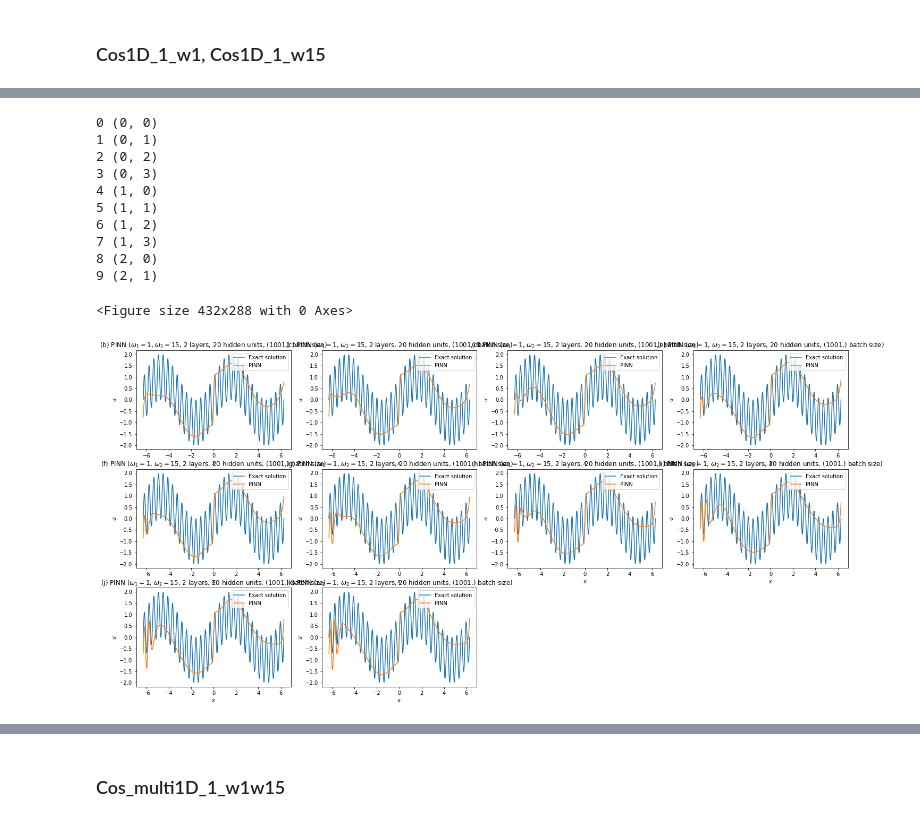
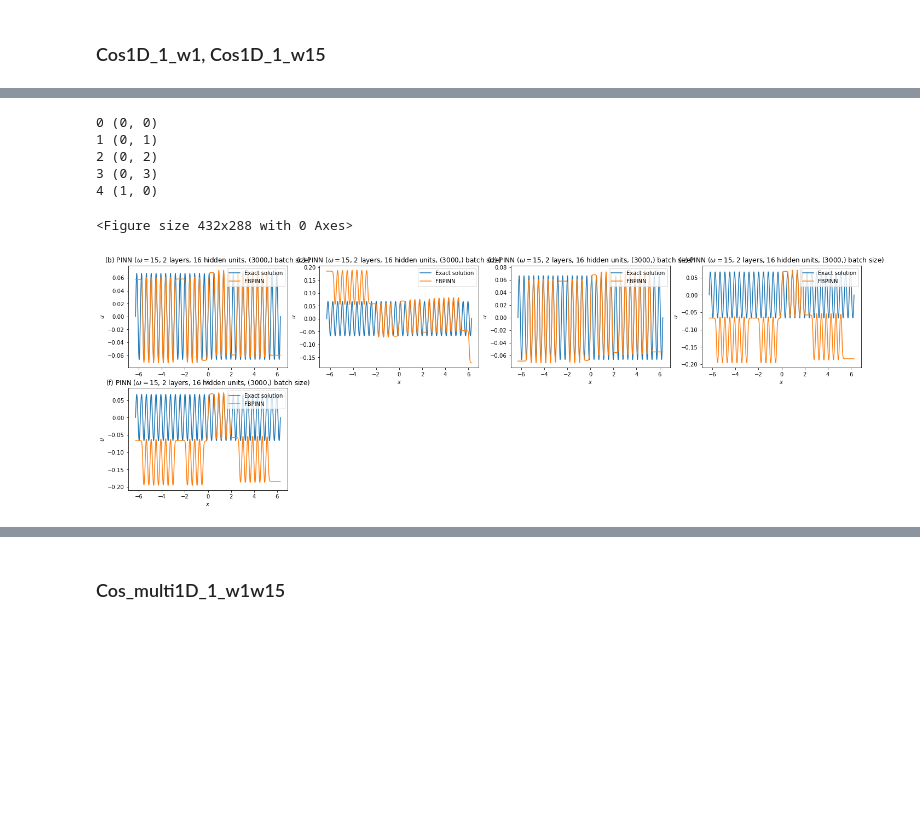
Before and after one commit to searhein/FBPINNs, a Jupyter notebook: fbpinns/own_plots.ipynb, the cells around one changed output, grey strips where cells are left out. Cells and saved outputs as stored; diff of their text form; code cells hidden in the pictures; blank space fills up the shorter version.

```diff
--- a/fbpinns/own_plots.ipynb
+++ b/fbpinns/own_plots.ipynb
@@ -89,23 +89,28 @@ pinn_runs =   [
     # "final_PINN_Cos1D_1_w15_128h_5l_500b_m",
     # "final_PINN_Cos1D_1_w15_128h_5l_1000b_m",
     # "final_PINN_Cos1D_1_w15_128h_5l_5000b_m",
-    "final_PINN_Cos_multi1D_1_w1w15_20h_2l_1001b_3000s_m",
-    "final_PINN_Cos_multi1D_1_w1w15_20h_2l_1001b_3100s_m",
-    "final_PINN_Cos_multi1D_1_w1w15_20h_2l_1001b_3200s_m",
-    "final_PINN_Cos_multi1D_1_w1w15_20h_2l_1001b_3300s_m",
-    "final_PINN_Cos_multi1D_1_w1w15_20h_2l_1001b_3400s_m",
-    "final_PINN_Cos_multi1D_1_w1w15_20h_2l_1001b_3500s_m",
-    "final_PINN_Cos_multi1D_1_w1w15_20h_2l_1001b_3600s_m",
-    "final_PINN_Cos_multi1D_1_w1w15_20h_2l_1001b_3700s_m",
-    "final_PINN_Cos_multi1D_1_w1w15_20h_2l_1001b_3800s_m",
-    "final_PINN_Cos_multi1D_1_w1w15_20h_2l_1001b_3900s_m",
-    "final_PINN_Cos_multi1D_1_w1w15_20h_2l_1001b_4000s_m",
+    # "final_PINN_Cos_multi1D_1_w1w15_20h_2l_1001b_3000s_m",
+    # "final_PINN_Cos_multi1D_1_w1w15_20h_2l_1001b_3100s_m",
+    # "final_PINN_Cos_multi1D_1_w1w15_20h_2l_1001b_3200s_m",
+    # "final_PINN_Cos_multi1D_1_w1w15_20h_2l_1001b_3300s_m",
+    # "final_PINN_Cos_multi1D_1_w1w15_20h_2l_1001b_3400s_m",
+    # "final_PINN_Cos_multi1D_1_w1w15_20h_2l_1001b_3500s_m",
+    # "final_PINN_Cos_multi1D_1_w1w15_20h_2l_1001b_3600s_m",
+    # "final_PINN_Cos_multi1D_1_w1w15_20h_2l_1001b_3700s_m",
+    # "final_PINN_Cos_multi1D_1_w1w15_20h_2l_1001b_3800s_m",
+    # "final_PINN_Cos_multi1D_1_w1w15_20h_2l_1001b_3900s_m",
+    # "final_PINN_Cos_multi1D_1_w1w15_20h_2l_1001b_4000s_m",
               ]
 fbpinn_runs = [
     # "final_FBPINN_Cos1D_1_w1_16h_2l_200b_m_0.7w_All",
     # "final_FBPINN_Cos1D_1_w1_16h_2l_200b_m_0.1w_All",
     # "final_FBPINN_Cos1D_1_w15_16h_2l_3000b_m_0.7w_All",
-    "final_FBPINN_Cos_multi1D_1_w1w15_16h_2l_3000b_m_0.7w_All"
+    "final_FBPINN_Cos1D_1_w15_16h_2l_3000b_m_0.7w_All_1u_5sd",
+    "final_FBPINN_Cos1D_1_w15_16h_2l_3000b_m_0.7w_All_5u_5sd",
+    "final_FBPINN_Cos1D_1_w15_16h_2l_3000b_m_0.7w_All_10u_5sd",
+    "final_FBPINN_Cos1D_1_w15_16h_2l_3000b_m_0.7w_All_50u_5sd",
+    "final_FBPINN_Cos1D_1_w15_16h_2l_3000b_m_0.7w_All_100u_5sd",
+    # "final_FBPINN_Cos_multi1D_1_w1w15_16h_2l_3000b_m_0.7w_All"
               ]
 
 # load models
@@ -166,47 +169,41 @@ shape = (6,4)
 #                                                                pinns[:1][0][1].P.w,
 #                                                                pinns[:1][0][1].N_LAYERS,
 #                                                                pinns[:1][0][1].N_HIDDEN)
 # plot_1D_output(x_test1, yj_true1, outputs1p[0][0], "PINN", title, icolor=1)
 
-for i in range(0,10): #,loc in enumerate([(0,0),
+for i in range(0,5): #,loc in enumerate([(0,0),
     loc = (int(i/4), (i%4))
     print(i, loc)
     plt.subplot2grid(shape, loc, colspan=1)
 
-    title = "%s PINN ($\omega_1=%i$, $\omega_2=%i$, %s layers, %s hidden units, %s batch size)"%(letters[1+i],
-                                                                                                 pinns[:][i][1].P.w1,
-                                                                                                 pinns[:][i][1].P.w2,
-                                                                                                 pinns[:][i][1].N_LAYERS,
-                                                                                                 pinns[:][i][1].N_HIDDEN,
-                                                                                                 pinns[:][i][1].BATCH_SIZE)
+    title = "%s PINN ($\omega=%i$, %s layers, %s hidden units, %s batch size)"%(letters[1+i],
+                                                                                                 fbpinns[:][i][1].P.w,
+                                                                                                 fbpinns[:][i][1].N_LAYERS,
+                                                                                                 fbpinns[:][i][1].N_HIDDEN,
+                                                                                                 fbpinns[:][i][1].BATCH_SIZE)
     # plot_1D_output(x_test2, yj_true2, outputs2p[i][0], "PINN", title, icolor=1)
-    plot_1D_output(x_test1, yj_true1, outputs1p[i][0], "PINN", title, icolor=1)
+    plot_1D_output(x_test1, yj_true1, outputs1f[i][0], "FBPINN", title, icolor=1)
 
 # plt.subplot2grid(shape, (4,0), colspan=4, rowspan=2)
 #
 # losses_labels_icolors = \
 #     [(pinn[2][0],
 #       "PINN ($\omega=%i$, %s layers, %s hidden units, %s batch size)"%(pinn[1].P.w, pinn[1].N_LAYERS, pinn[1].N_HIDDEN, pinn[1].BATCH_SIZE),
 #      3+i)
 #     for i,pinn in enumerate(pinns)]
 # plot_loss(losses_labels_icolors, "%s Test loss"%(letters[4]), (1.04, 0.22))
 #
 # plt.subplots_adjust(hspace=0.35, wspace=0.8)
 # savefig(f, "cosp")
 # plt.show()
 # %% [output]
 0 (0, 0)
 1 (0, 1)
 2 (0, 2)
 3 (0, 3)
 4 (1, 0)
-5 (1, 1)
-6 (1, 2)
-7 (1, 3)
-8 (2, 0)
-9 (2, 1)
 <Figure size 432x288 with 0 Axes>
-[figure, old version]
+[figure, new version]
 # %%
 # PLOT
 
```
Also changed, not shown: parts of 2 cells of this notebook, 4 other files.
